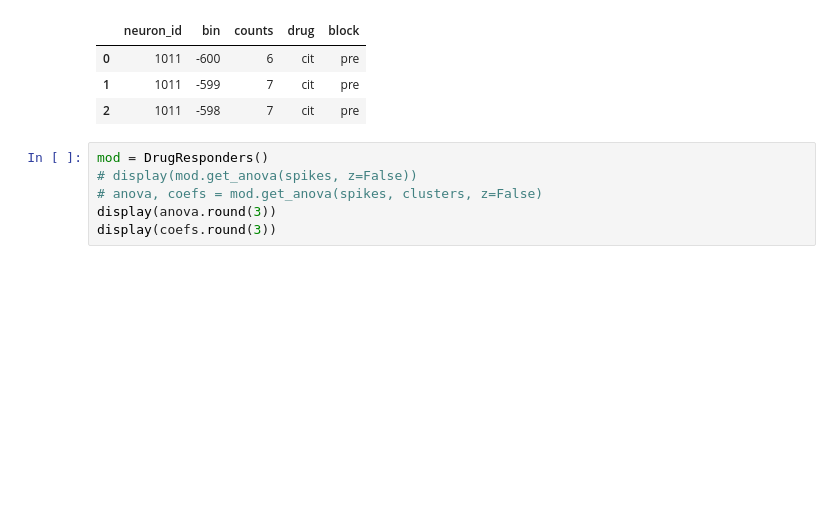
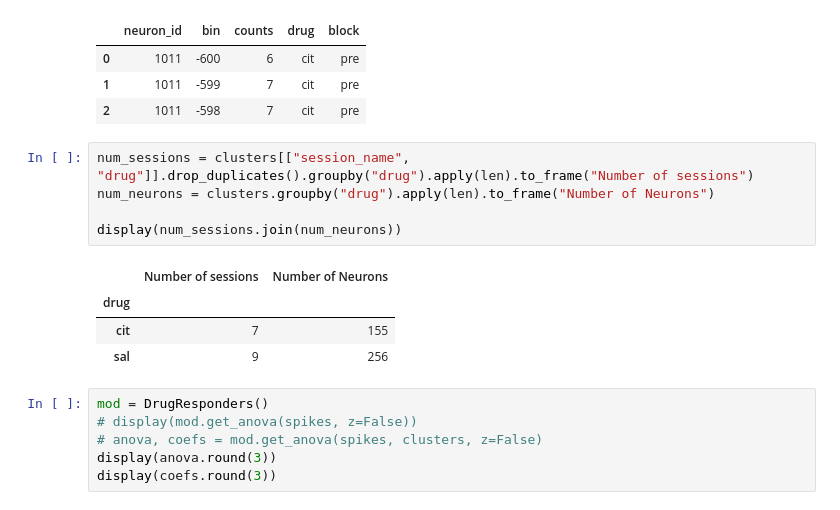
Before and after one commit to Ruairi-osul/drn-interactions, a Jupyter notebook: notebooks/Drug/Single Unit.ipynb, the cells around one changed output. Drawn from its saved outputs; the diff is of its cells as text; blank space fills up the shorter version.

```diff
--- a/notebooks/Drug/Single Unit.ipynb
+++ b/notebooks/Drug/Single Unit.ipynb
@@ -16,6 +19,16 @@ spikes.head(3)
 | 0 | 1011 | -600 | 6 | cit | pre |
 | 1 | 1011 | -599 | 7 | cit | pre |
 | 2 | 1011 | -598 | 7 | cit | pre |
+# %%
+num_sessions = clusters[["session_name", "drug"]].drop_duplicates().groupby("drug").apply(len).to_frame("Number of sessions")
+num_neurons = clusters.groupby("drug").apply(len).to_frame("Number of Neurons")
+
+display(num_sessions.join(num_neurons))
+# %% [output]
+|  | Number of sessions | Number of Neurons |
+| drug |  |  |
+| cit | 7 | 155 |
+| sal | 9 | 256 |
 # %%
 mod = DrugResponders()
 # display(mod.get_anova(spikes, z=False))
```
Also changed, not shown: parts of 1 cell of this notebook.
